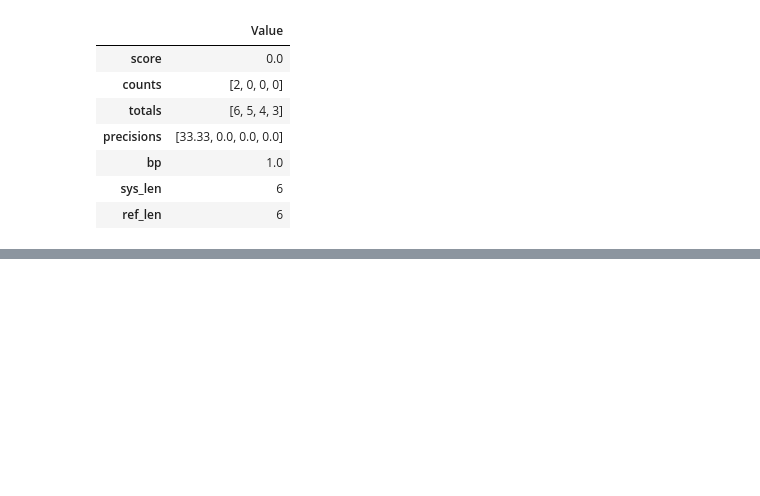
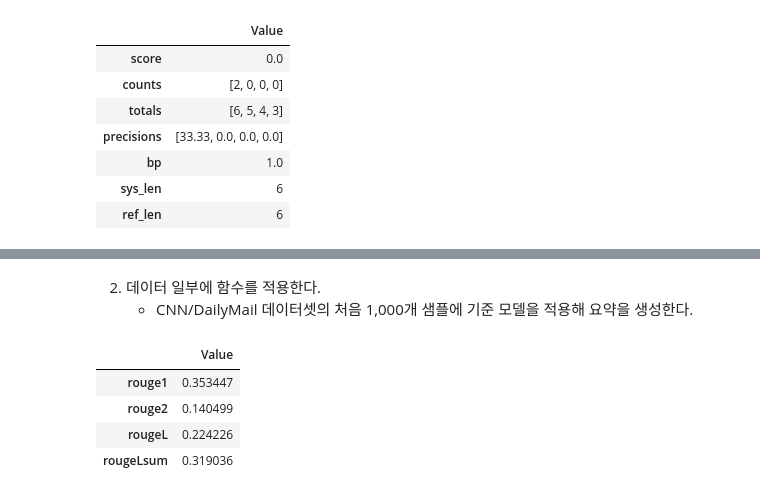
Before and after one commit to redinbluesky/nlp-with-transformers, a Jupyter notebook: 06-요약.ipynb, the cells around one changed output, grey strips where cells are left out. Drawn from its saved outputs; the diff is of its cells as text; code cells hidden in the pictures; blank space fills up the shorter version.

```diff
--- a/06-요약.ipynb
+++ b/06-요약.ipynb
@@ -314,0 +350,23 @@ pd.DataFrame.from_dict(results, orient="index", columns=["Value"])
+# %%
+def evaluate_summaries_baseline(dataset, metric, column_text="article", column_summary="highlights"):
+    summaries = [three_sentence_summary(text) for text in dataset[column_text]]
+    metric.add_batch(predictions=summaries, references=dataset[column_summary])
+    score = metric.compute()
+    return score
+# %% [markdown]
+2. 데이터 일부에 함수를 적용한다.
+    - CNN/DailyMail 데이터셋의 처음 1,000개 샘플에 기준 모델을 적용해 요약을 생성한다.
+# %%
+import pandas as pd
+import numpy as np
+
+test_sampled = dataset["test"].shuffle(seed=42).select(range(10))
+
+score = evaluate_summaries_baseline(test_sampled, rouge_metric)
+pd.DataFrame.from_dict(score, orient="index", columns=["Value"])
+# %% [output]
+|  | Value |
+| rouge1 | 0.353447 |
+| rouge2 | 0.140499 |
+| rougeL | 0.224226 |
+| rougeLsum | 0.319036 |
```
Also changed, not shown: parts of 15 cells of this notebook.
